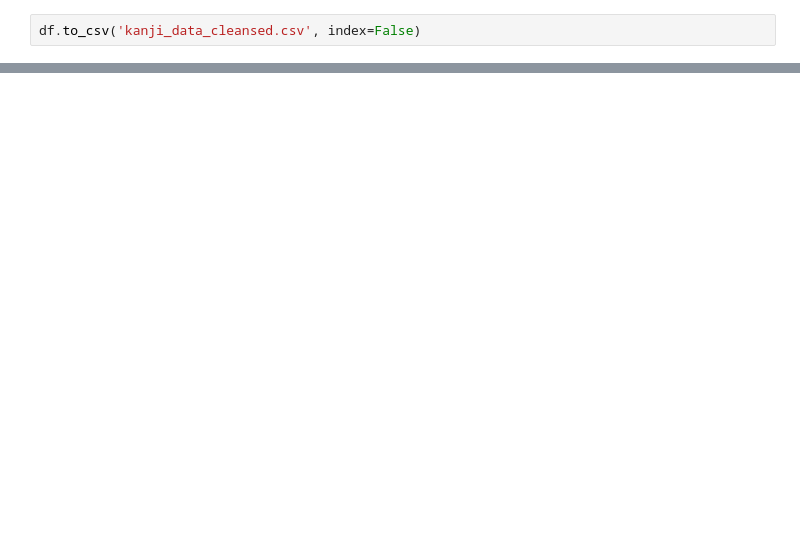
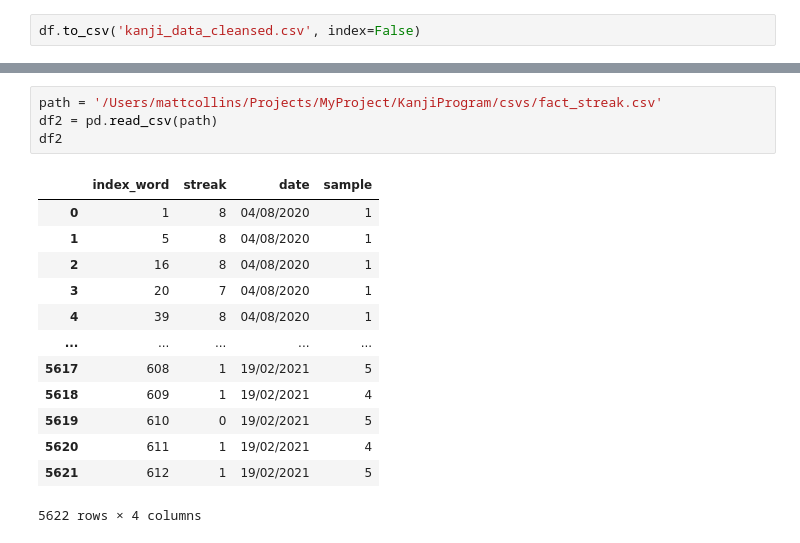
Before and after one commit to MattPCollins/Japanese-Revision, a Jupyter notebook: data_collection_cleansing.ipynb, the cells around one changed output, grey strips where cells are left out. Drawn from its saved outputs; the diff is of its cells as text; blank space fills up the shorter version.

```diff
--- a/data_collection_cleansing.ipynb
+++ b/data_collection_cleansing.ipynb
@@ -143,0 +158,18 @@ df
+# %%
+path = '/Users/mattcollins/Projects/MyProject/KanjiProgram/csvs/fact_streak.csv'
+df2 = pd.read_csv(path)
+df2
+# %% [output]
+|  | index_word | streak | date | sample |
+| 0 | 1 | 8 | 04/08/2020 | 1 |
+| 1 | 5 | 8 | 04/08/2020 | 1 |
+| 2 | 16 | 8 | 04/08/2020 | 1 |
+| 3 | 20 | 7 | 04/08/2020 | 1 |
+| 4 | 39 | 8 | 04/08/2020 | 1 |
+| ... | ... | ... | ... | ... |
+| 5617 | 608 | 1 | 19/02/2021 | 5 |
+| 5618 | 609 | 1 | 19/02/2021 | 4 |
+| 5619 | 610 | 0 | 19/02/2021 | 5 |
+| 5620 | 611 | 1 | 19/02/2021 | 4 |
+| 5621 | 612 | 1 | 19/02/2021 | 5 |
+5622 rows × 4 columns
```
Also changed, not shown: parts of 8 cells of this notebook, 2 other files.
